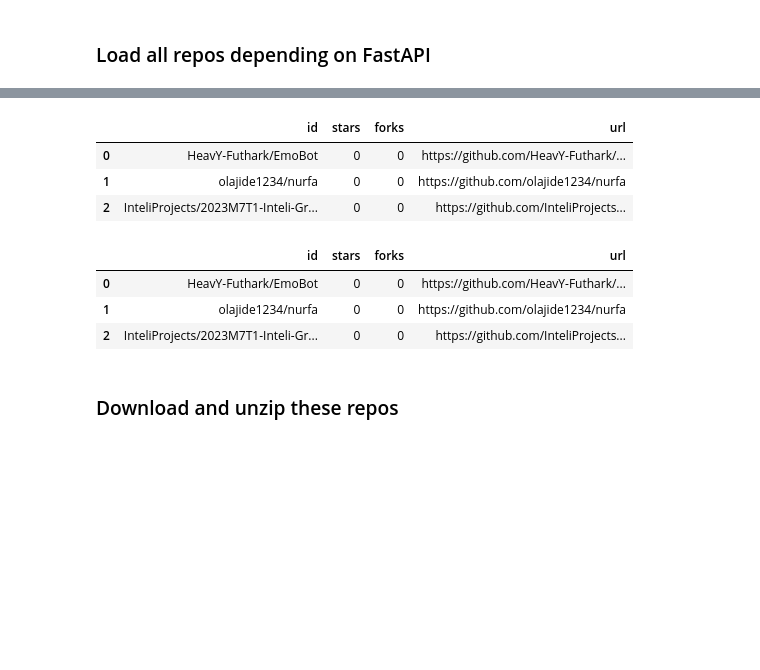
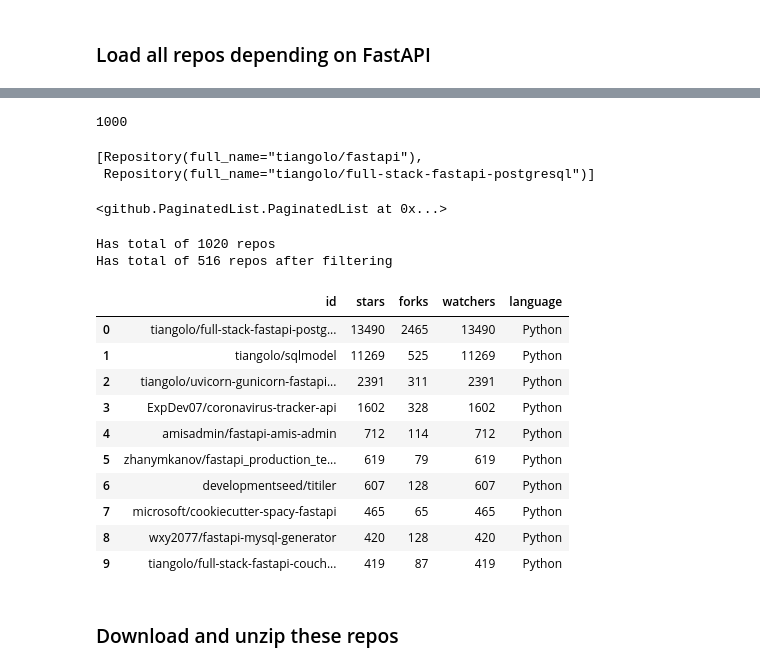
Before and after one commit to jvhoffbauer/codemate, a Jupyter notebook: ingestion/load_repos.ipynb, the cells around one changed output, grey strips where cells are left out. Saved outputs shown, nothing was run; the diff lists cells and outputs as text; code cells hidden in the pictures; blank space fills up the shorter version.

Commit message:
Update loading script to use search to query repo details instead of individual queries

```diff
--- a/ingestion/load_repos.ipynb
+++ b/ingestion/load_repos.ipynb
@@ -77,6 +82,6 @@ Has 3567 dependents
 with open("data/.meta/dependents.json", "w") as f:
     json.dump(result, f, indent=2)
 # %%
-with open("data/.meta/dependents.json", "r") as f:
-    result = json.load(f)
+with open("data/_meta/dependents.json", "r") as f:
+    repos_dependent_on_library = json.load(f)
 # %%
@@ -150,18 +99,61 @@ if repos is None:
+# %%
+library_name = "tiangolo/fastapi"
+
+# Search for repositories using the specified library
+query = f'{library_name} in:readme,description'
+result = g.search_repositories(query, sort="stars", order='desc')
+result.totalCount
+# %% [output]
+1000
+# %%
+found_repos = list(result)
+found_repos[:2]
+# %% [output]
+[Repository(full_name="tiangolo/fastapi"),
+ Repository(full_name="tiangolo/full-stack-fastapi-postgresql")]
+# %%
+result
+# %% [output]
+<github.PaginatedList.PaginatedList at 0x...>
+# %%
+repos_df = pd.DataFrame([
+    {
+        "id": r.full_name,
+        "stars": r.stargazers_count,
+        "forks": r.forks_count,
+        "watchers": r.watchers_count,
+        "language": r.language,
+    }
+    for r in found_repos
+])
+
+print(f"Has total of {repos_df.shape[0]} repos")
+
+repos_df = repos_df[repos_df.language == "Python"]
+repos_df = repos_df[repos_df.id.apply(lambda x: x in repos_dependent_on_library)]
+repos_df = repos_df.sort_values("stars", ascending=False)
+repos_df = repos_df.reset_index(drop=True)
+print(f"Has total of {repos_df.shape[0]} repos after filtering")
+
+repos_df = repos_df.head(10)
+# %% [output]
+Has total of 1020 repos
+Has total of 516 repos after filtering
 # %%
 with pd.option_context('display.max_rows', None, 'display.max_columns', None):  # more options can be specified also
-    display(repos_df.sort_values(by=['stars'], ascending=False).head(50))
+    display(repos_df.sort_values(by=['stars'], ascending=False))
 # %% [output]
-|  | id | stars | forks | url |
-| 0 | HeavY-Futhark/EmoBot | 0 | 0 | https://github.com/HeavY-Futhark/... |
-| 1 | olajide1234/nurfa | 0 | 0 | https://github.com/olajide1234/nurfa |
-| 2 | InteliProjects/2023M7T1-Inteli-Gr... | 0 | 0 | https://github.com/InteliProjects... |
+|  | id | stars | forks | watchers | language |
+| 0 | tiangolo/full-stack-fastapi-postg... | 13490 | 2465 | 13490 | Python |
+| 1 | tiangolo/sqlmodel | 11269 | 525 | 11269 | Python |
+| 2 | tiangolo/uvicorn-gunicorn-fastapi... | 2391 | 311 | 2391 | Python |
+| 3 | ExpDev07/coronavirus-tracker-api | 1602 | 328 | 1602 | Python |
+| 4 | amisadmin/fastapi-amis-admin | 712 | 114 | 712 | Python |
+| 5 | zhanymkanov/fastapi_production_te... | 619 | 79 | 619 | Python |
+| 6 | developmentseed/titiler | 607 | 128 | 607 | Python |
+| 7 | microsoft/cookiecutter-spacy-fastapi | 465 | 65 | 465 | Python |
+| 8 | wxy2077/fastapi-mysql-generator | 420 | 128 | 420 | Python |
+| 9 | tiangolo/full-stack-fastapi-couch... | 419 | 87 | 419 | Python |
-# %%
-repos_df.sort_values(by=['stars'], ascending=False).head(10)
-# %% [output]
-|  | id | stars | forks | url |
-| 0 | HeavY-Futhark/EmoBot | 0 | 0 | https://github.com/HeavY-Futhark/... |
-| 1 | olajide1234/nurfa | 0 | 0 | https://github.com/olajide1234/nurfa |
-| 2 | InteliProjects/2023M7T1-Inteli-Gr... | 0 | 0 | https://github.com/InteliProjects... |
 # %% [markdown]
 ### Download and unzip these repos
 # %%
```
Also changed, not shown: parts of 16 cells of this notebook.
